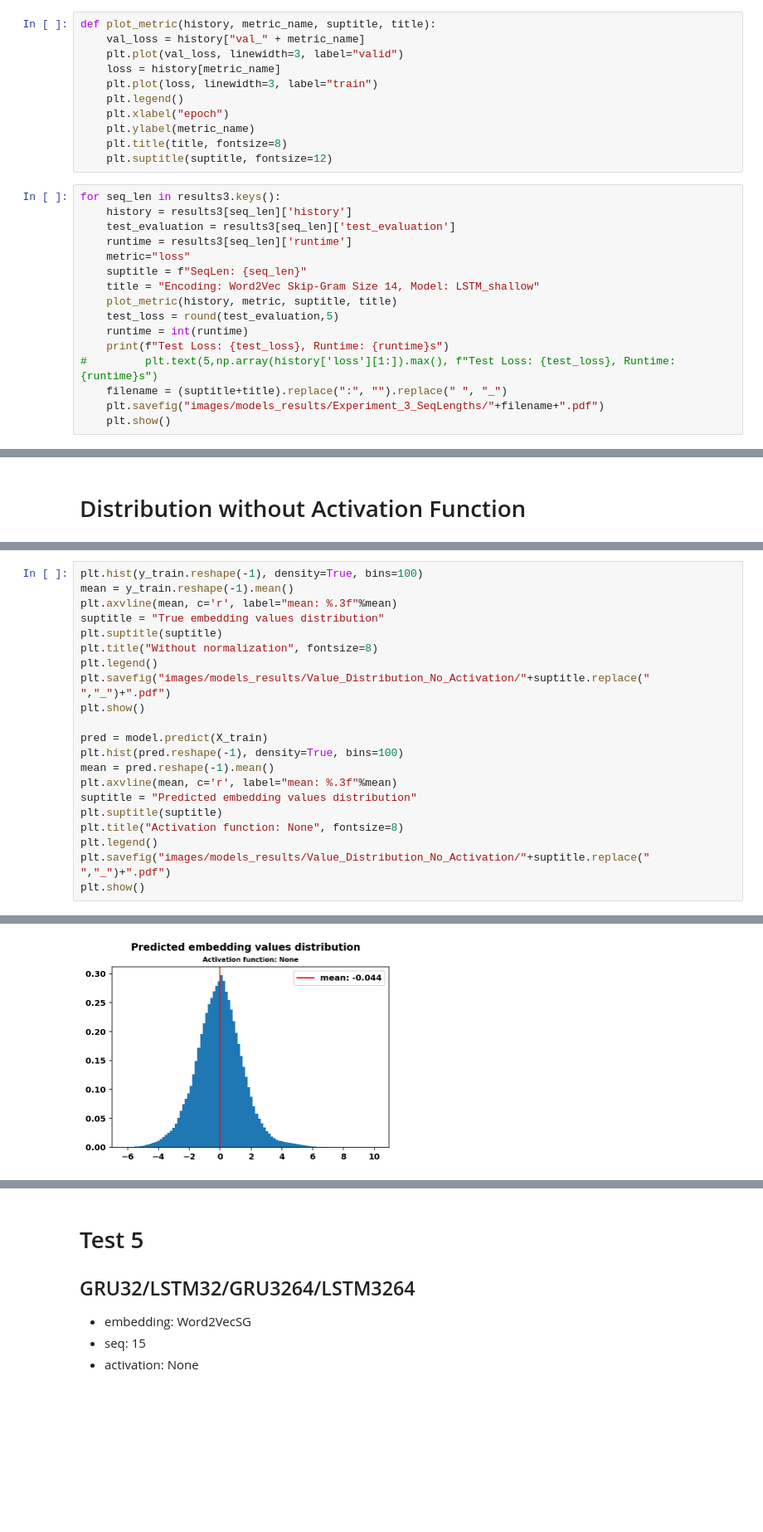
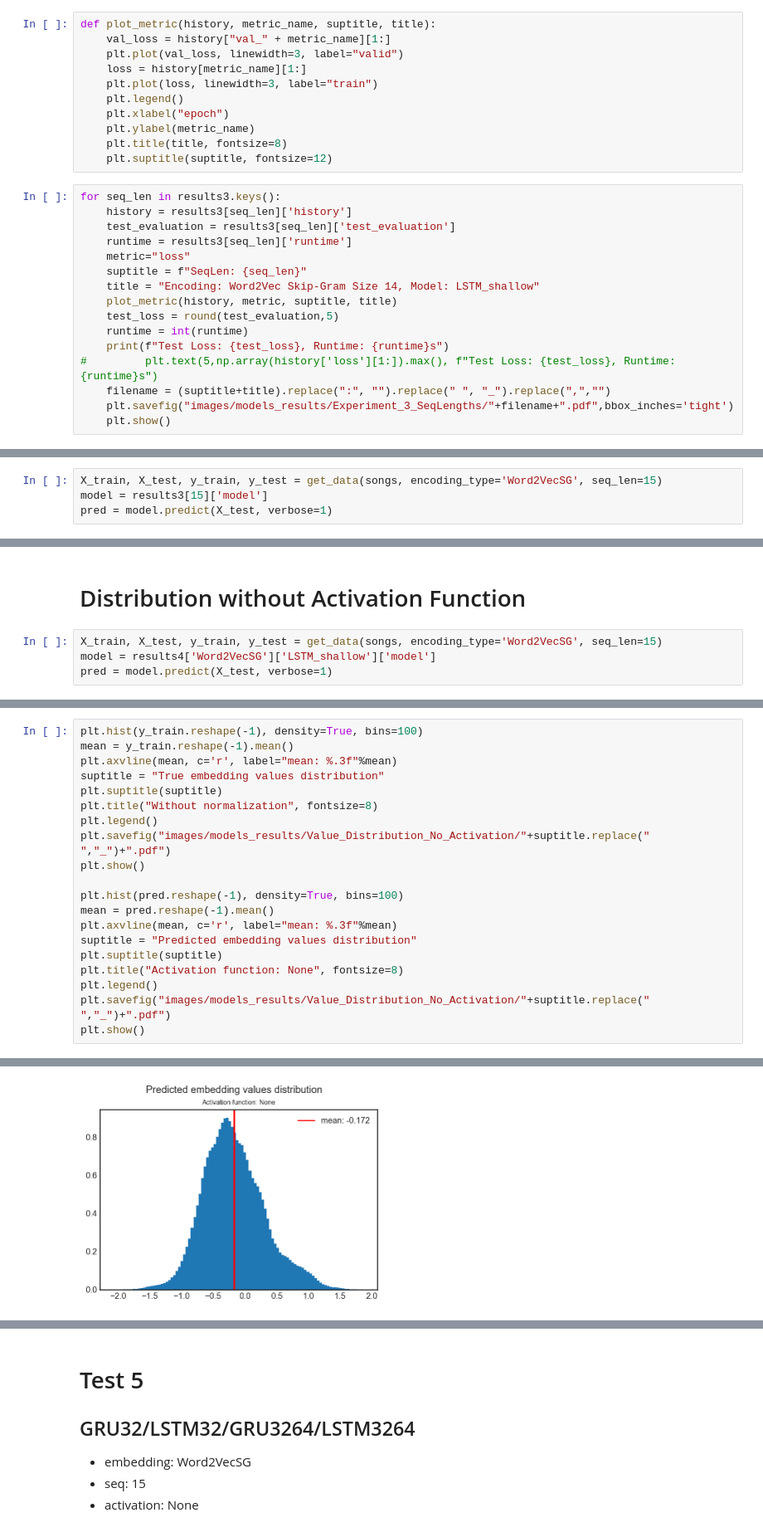
Before and after one commit to mateuszdorobek/Harmony-Analyzer, a Jupyter notebook: Model.ipynb, the cells around one changed output, grey strips where cells are left out. Shown at 83% size. Drawn from its saved outputs; the diff is of its cells as text; blank space fills up the shorter version.

Commit message:
models saving/loading and chords generation

```diff
--- a/Model.ipynb
+++ b/Model.ipynb
@@ -461,8 +518,8 @@ Runtime: 813.2821536064148
 # %%
 def plot_metric(history, metric_name, suptitle, title):
-    val_loss = history["val_" + metric_name]
+    val_loss = history["val_" + metric_name][1:]
     plt.plot(val_loss, linewidth=3, label="valid")
-    loss = history[metric_name]
+    loss = history[metric_name][1:]
     plt.plot(loss, linewidth=3, label="train")
     plt.legend()
     plt.xlabel("epoch")
@@ -482,7 +539,7 @@ for seq_len in results3.keys():
     runtime = int(runtime)
     print(f"Test Loss: {test_loss}, Runtime: {runtime}s")
 #         plt.text(5,np.array(history['loss'][1:]).max(), f"Test Loss: {test_loss}, Runtime: {runtime}s")
-    filename = (suptitle+title).replace(":", "").replace(" ", "_")
-    plt.savefig("images/models_results/Experiment_3_SeqLengths/"+filename+".pdf")
+    filename = (suptitle+title).replace(":", "").replace(" ", "_").replace(",","")
+    plt.savefig("images/models_results/Experiment_3_SeqLengths/"+filename+".pdf",bbox_inches='tight')
     plt.show()
 # %% [output]
@@ -495,2 +572,6 @@ Test Loss: 0.1718, Runtime: 813s
 # %% [markdown]
 # Distribution with Tanh Activacion Function
+# %%
+X_train, X_test, y_train, y_test = get_data(songs, encoding_type='Word2VecSG', seq_len=15)
+model = results3[15]['model']
+pred = model.predict(X_test, verbose=1)
@@ -597,2 +681,6 @@ Test Loss: 2.85769, Runtime: 673s
 # %% [markdown]
 # Distribution without Activation Function
+# %%
+X_train, X_test, y_train, y_test = get_data(songs, encoding_type='Word2VecSG', seq_len=15)
+model = results4['Word2VecSG']['LSTM_shallow']['model']
+pred = model.predict(X_test, verbose=1)
@@ -607,7 +697,6 @@ plt.legend()
 plt.savefig("images/models_results/Value_Distribution_No_Activation/"+suptitle.replace(" ","_")+".pdf")
 plt.show()
 
-pred = model.predict(X_train)
 plt.hist(pred.reshape(-1), density=True, bins=100)
 mean = pred.reshape(-1).mean()
 plt.axvline(mean, c='r', label="mean: %.3f"%mean)
@@ -622 +711 @@ plt.show()
-[figure, old version]
+[figure, new version]
```
Also changed, not shown: parts of 69 cells of this notebook, 1 other file.
